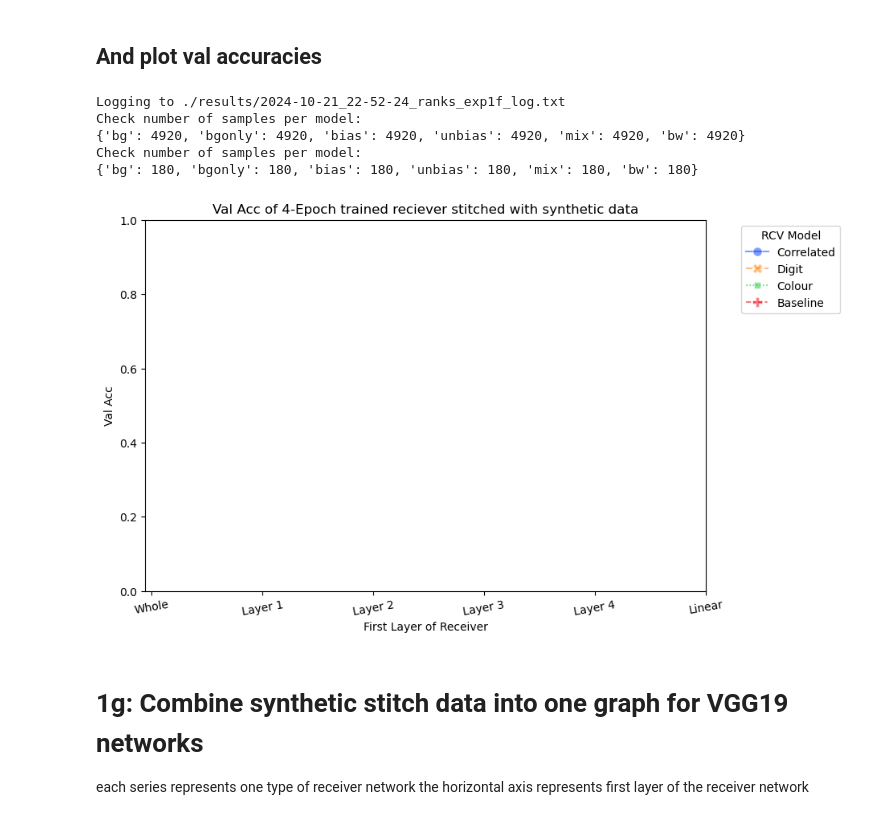
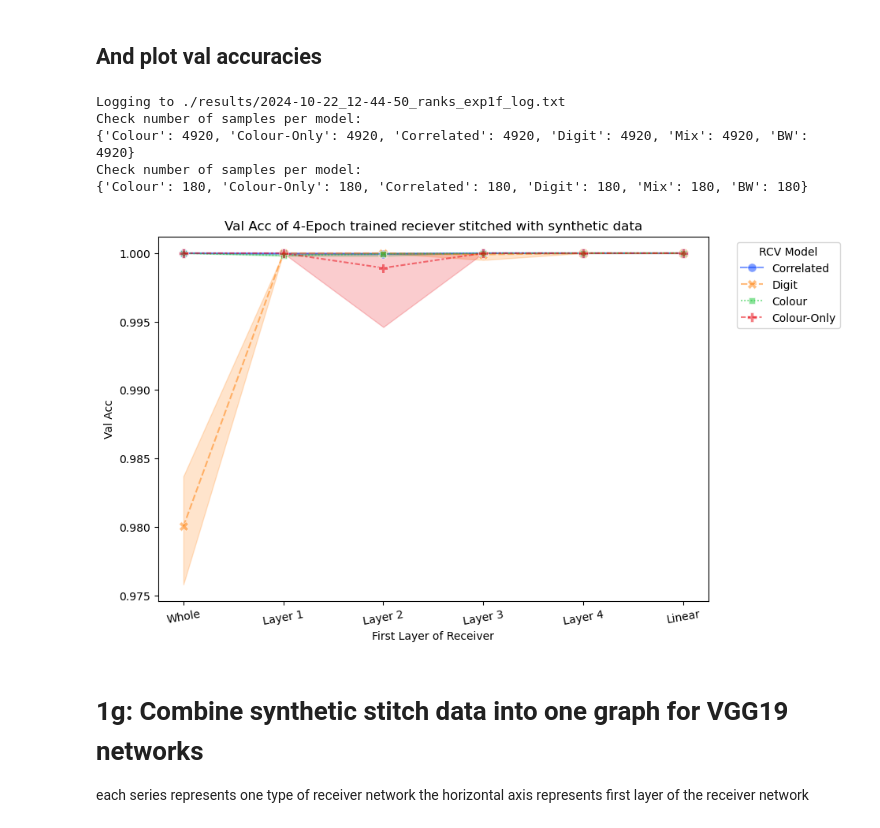
Before and after one commit to DHLSmith/jons-tunnel-effect, a Jupyter notebook: rank.ipynb, the cells around one changed output. Drawn from its saved outputs; the diff is of its cells as text; code cells hidden in the pictures.

```diff
--- a/rank.ipynb
+++ b/rank.ipynb
@@ -237,21 +246,22 @@ csvs_from = os.path.join("../msc_similarity/exp1_ms_with_random_dataset/results_
 df = csv_to_df(csvs_from)
 
 rcv_models  = {
-               'bg':         'bg$', # these three may learn colours as a shortcut
-               'bgonly':     'bgonly',
-               'bias':       '\dbias',
-               'unbias':     '\dunbias', # these three have to learn to read digits
-               'mix':        'mix',
-               'bw':         'bw'}
+               'Colour':         'bg$', # these three may learn colours as a shortcut
+               'Colour-Only':     'bgonly',
+               'Correlated':       '\dbias',
+               'Digit':      '\dunbias', # these three have to learn to read digits
+               'Mix':        'mix',
+               'BW':         'bw'}
 
 # The models which have no stitch - use to get a first point on the graph for training against real data
 ref_models  = {
-               'bg':         '^bg$', # these three may learn colours as a shortcut
-               'bgonly':     '^bgonly$',
-               'bias':       '^bias$',
-               'unbias':     '^unbias$', # these three have to learn to read digits
-               'mix':        '^mix$',
-               'bw':         '^bw$'}
+               'Colour':         '^bg$', # these three may learn colours as a shortcut
+               'Colour-Only':    '^bgonly$',
+               'Correlated':     '^bias$',
+               'Digit':          '^unbias$', # these three have to learn to read digits
+               'Mix':            '^mix$',
+               'BW':             '^bw$'}
+
 
 df['receiver'] = 'unknown'
 sizes = {}
@@ -324,38 +334,38 @@ print(f"Check number of samples per model:\n{sizes}")
 
 # Sort the model column and create a categorical type with sorted categories
 # e.g models are X6bgonly or bgonly
 df3['name'] = pd.Categorical(df3['name'], categories=category_order, ordered=True)
 
 # Create line plot
 plt.figure(figsize=(9,6))
 
 line_plot = sns.lineplot(data=df3, x='name', y='val_acc', hue='receiver', style='receiver',
                          hue_order=style_order, style_order=style_order,
                          markers=True, dashes=True, markersize=8, alpha=0.5, palette='bright',
-                        errorbar=("sd",1))
+                        errorbar=("pi",100))
 # errorbar=("pi",100)) for full range of all results
 
 plt.title("Val Acc of 4-Epoch trained reciever stitched with synthetic data")
 plt.xlabel('First Layer of Receiver')
 plt.ylabel('Val Acc')
 #plt.yscale('log')
 plt.xticks(rotation=10)
 
 handles, labels = line_plot.get_legend_handles_labels()
 #sorted_labels_handles = sorted(zip(labels, handles))
 unsorted_labels_handles = zip(labels[:len(ref_models)], handles[:len(ref_models)])
 labels, handles = zip(*unsorted_labels_handles)
 plt.legend(handles, labels, title='RCV Model', loc='upper right', bbox_to_anchor=(1.25, 1))
 plt.xticks(ticks=range(len(custom_labels)), labels=custom_labels) # rename ticks
 plt.savefig(f"./results/1f_lin_post_stitch_acc.png", bbox_inches='tight')
 plt.show()
 # %% [output]
-Logging to ./results/2024-10-21_22-52-24_ranks_exp1f_log.txt
+Logging to ./results/2024-10-22_12-44-50_ranks_exp1f_log.txt
 Check number of samples per model:
-{'bg': 4920, 'bgonly': 4920, 'bias': 4920, 'unbias': 4920, 'mix': 4920, 'bw': 4920}
+{'Colour': 4920, 'Colour-Only': 4920, 'Correlated': 4920, 'Digit': 4920, 'Mix': 4920, 'BW': 4920}
 Check number of samples per model:
-{'bg': 180, 'bgonly': 180, 'bias': 180, 'unbias': 180, 'mix': 180, 'bw': 180}
+{'Colour': 180, 'Colour-Only': 180, 'Correlated': 180, 'Digit': 180, 'Mix': 180, 'BW': 180}
-[figure, old version]
+[figure, new version]
 # %% [markdown]
 # 1g: Combine synthetic stitch data into one graph for VGG19 networks
 each series represents one type of receiver network
```
Also changed, not shown: parts of 11 cells of this notebook, 29 other files.
